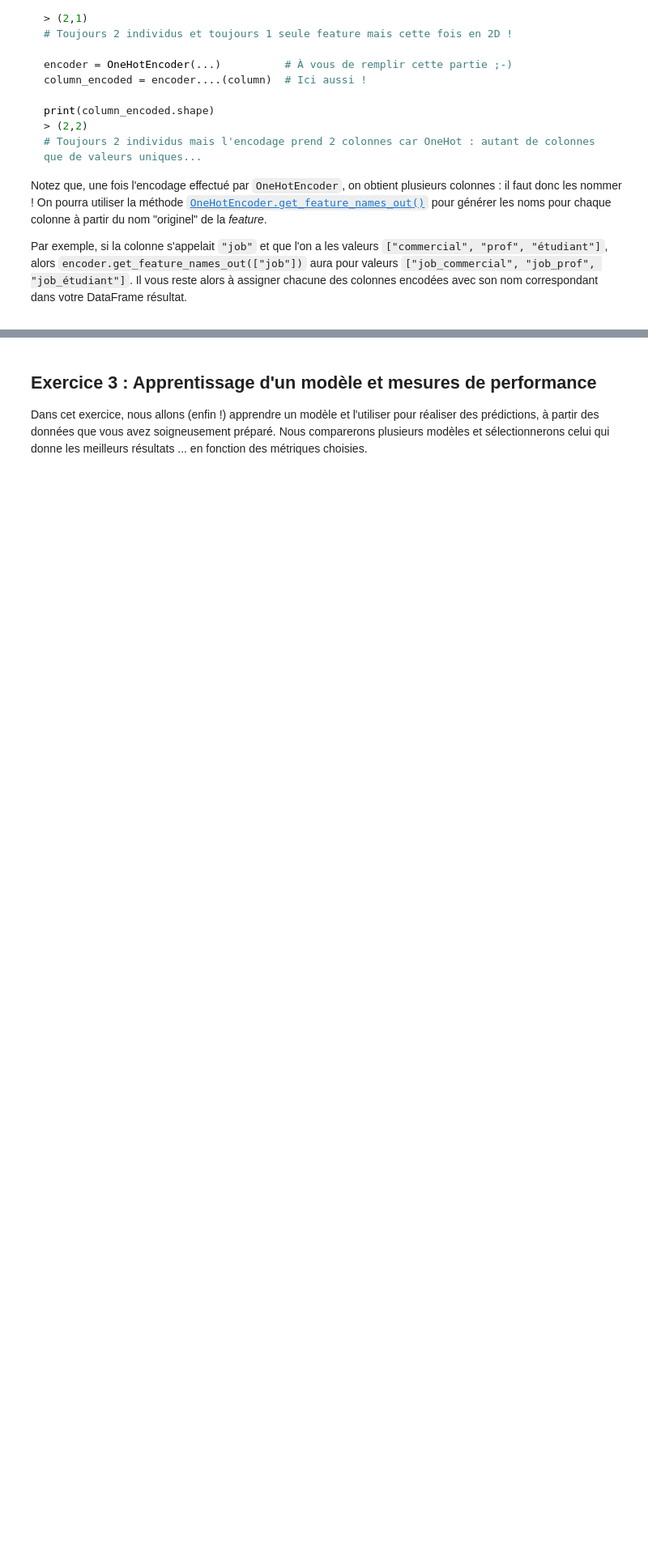
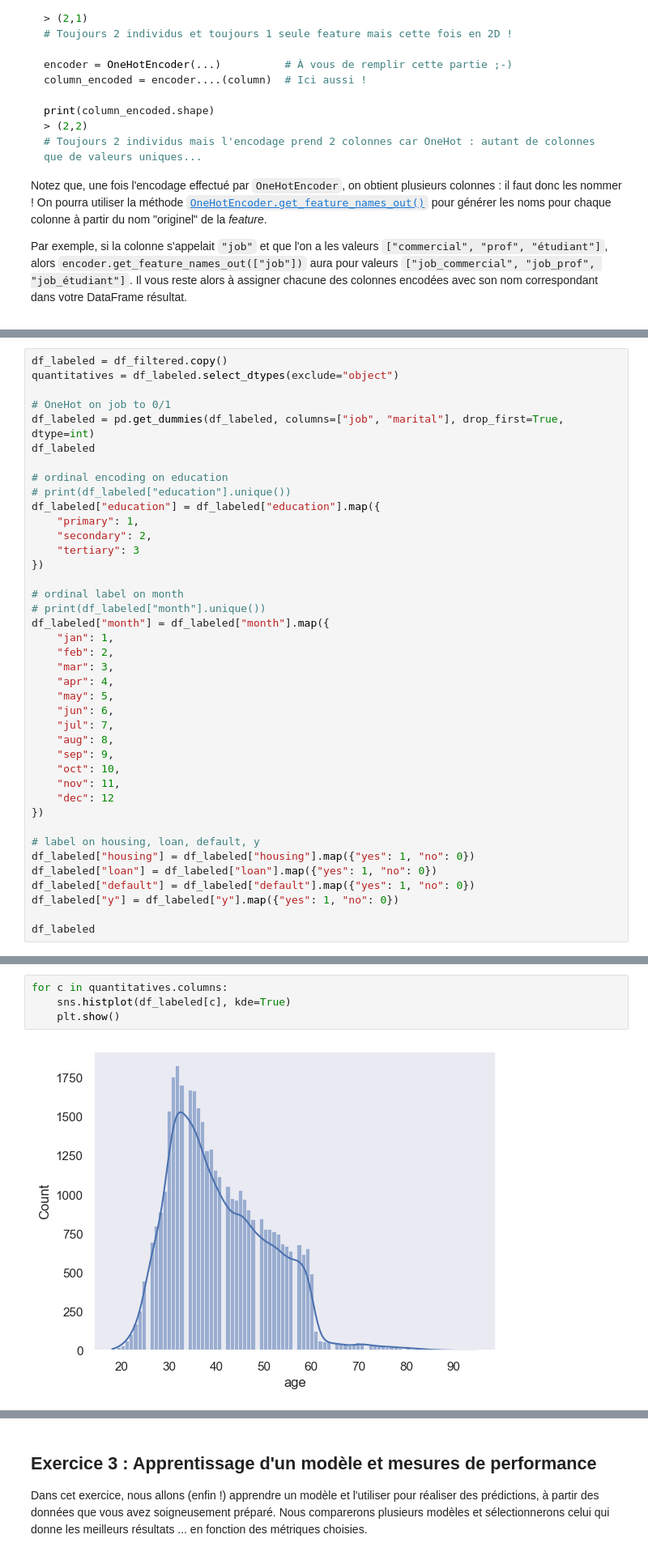
Before and after one commit to jo-pouradier/machine-learning-cpe, a Jupyter notebook: tp2.ipynb, the cells around one changed output, grey strips where cells are left out. Shown at 81% size. Drawn from its saved outputs; the diff is of its cells as text; folded sections open; blank space fills up the shorter version.

```diff
--- a/tp2.ipynb
+++ b/tp2.ipynb
@@ -281,0 +280,40 @@ Par exemple, si la colonne s'appelait `"job"` et que l'on a les valeurs `["comme
+# %%
+df_labeled = df_filtered.copy()
+quantitatives = df_labeled.select_dtypes(exclude="object")
+
+# OneHot on job to 0/1
+df_labeled = pd.get_dummies(df_labeled, columns=["job", "marital"], drop_first=True, dtype=int)
+df_labeled
+
+# ordinal encoding on education
+# print(df_labeled["education"].unique())
+df_labeled["education"] = df_labeled["education"].map({
+    "primary": 1,
+    "secondary": 2,
+    "tertiary": 3
+})
+
+# ordinal label on month
+# print(df_labeled["month"].unique())
+df_labeled["month"] = df_labeled["month"].map({
+    "jan": 1,
+    "feb": 2,
+    "mar": 3,
+    "apr": 4,
+    "may": 5,
+    "jun": 6,
+    "jul": 7,
+    "aug": 8,
+    "sep": 9,
+    "oct": 10,
+    "nov": 11,
+    "dec": 12
+})
+
+# label on housing, loan, default, y
+df_labeled["housing"] = df_labeled["housing"].map({"yes": 1, "no": 0})
+df_labeled["loan"] = df_labeled["loan"].map({"yes": 1, "no": 0})
+df_labeled["default"] = df_labeled["default"].map({"yes": 1, "no": 0})
+df_labeled["y"] = df_labeled["y"].map({"yes": 1, "no": 0})
+
+df_labeled
@@ -281,0 +334,6 @@ Par exemple, si la colonne s'appelait `"job"` et que l'on a les valeurs `["comme
+# %%
+for c in quantitatives.columns:
+    sns.histplot(df_labeled[c], kde=True)
+    plt.show()
+# %% [output]
+[figure, added]
```
Also changed, not shown: parts of 10 cells of this notebook.
